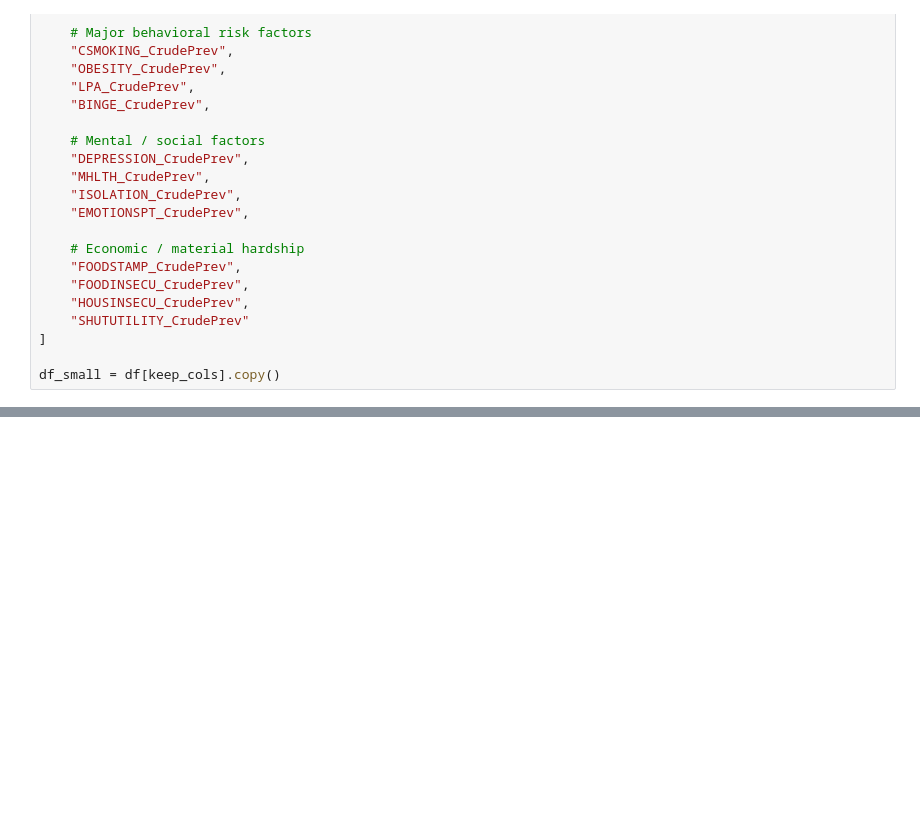
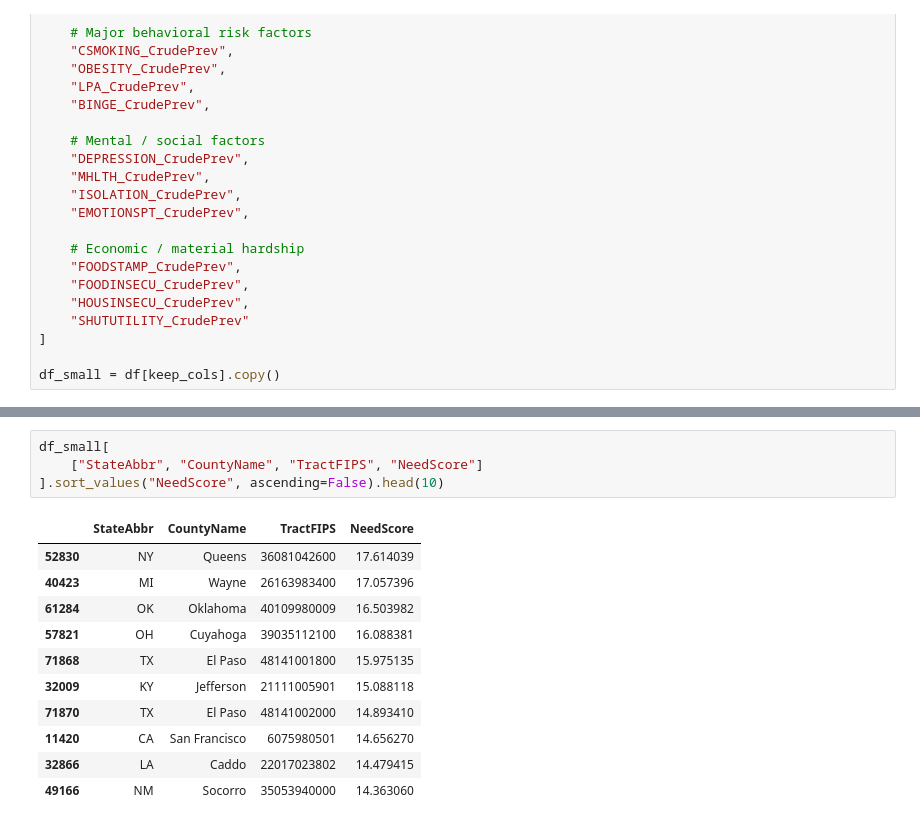
Before and after one commit to jho-code/Portfolio, a Jupyter notebook: projects/healthcare-access/notebooks/01_explore_places.ipynb, the cells around one changed output, grey strips where cells are left out. Cells and saved outputs as stored; diff of their text form; blank space fills up the shorter version.

```diff
--- a/projects/healthcare-access/notebooks/01_explore_places.ipynb
+++ b/projects/healthcare-access/notebooks/01_explore_places.ipynb
@@ -117,0 +321,16 @@ df_small = df[keep_cols].copy()
+# %%
+df_small[
+    ["StateAbbr", "CountyName", "TractFIPS", "NeedScore"]
+].sort_values("NeedScore", ascending=False).head(10)
+# %% [output]
+|  | StateAbbr | CountyName | TractFIPS | NeedScore |
+| 52830 | NY | Queens | 36081042600 | 17.614039 |
+| 40423 | MI | Wayne | 26163983400 | 17.057396 |
+| 61284 | OK | Oklahoma | 40109980009 | 16.503982 |
+| 57821 | OH | Cuyahoga | 39035112100 | 16.088381 |
+| 71868 | TX | El Paso | 48141001800 | 15.975135 |
+| 32009 | KY | Jefferson | 21111005901 | 15.088118 |
+| 71870 | TX | El Paso | 48141002000 | 14.893410 |
+| 11420 | CA | San Francisco | 6075980501 | 14.656270 |
+| 32866 | LA | Caddo | 22017023802 | 14.479415 |
+| 49166 | NM | Socorro | 35053940000 | 14.363060 |
```
Also changed, not shown: parts of 23 cells of this notebook.
